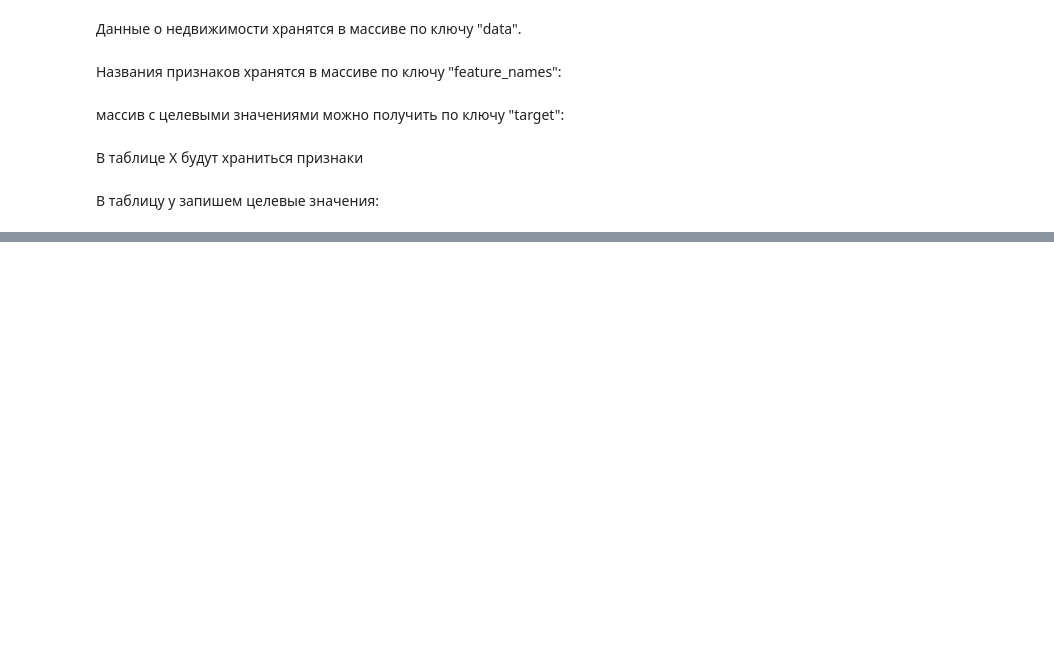
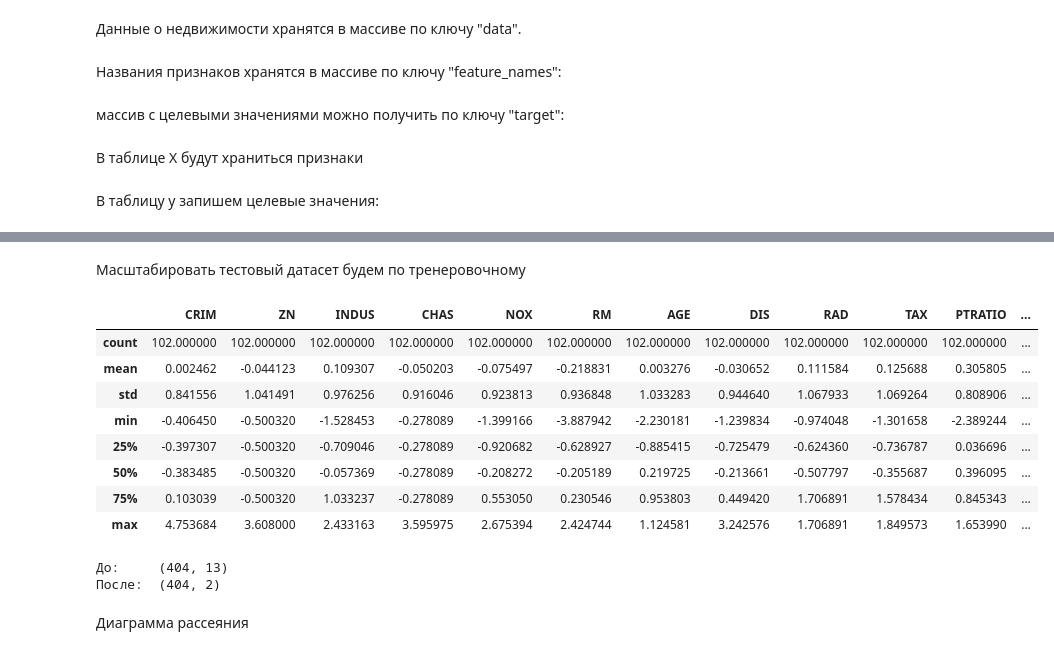
Before and after one commit to vilesovds/python_DS_GB, a Jupyter notebook: hw4/hw4.ipynb, the cells around one changed output, grey strips where cells are left out. Cells and saved outputs as stored; diff of their text form; code cells hidden in the pictures; blank space fills up the shorter version.

```diff
--- a/hw4/hw4.ipynb
+++ b/hw4/hw4.ipynb
@@ -50,0 +66,16 @@ scaler = StandardScaler()
+# %% [markdown]
+Масштабировать тестовый датасет будем по тренеровочному
+# %%
+X_test_scaled = scaler.transform(X_test)
+X_test_scaled = pd.DataFrame(X_test_scaled, columns=feature_names)
+X_test_scaled.describe()
+# %% [output]
+|  | CRIM | ZN | INDUS | CHAS | NOX | RM | AGE | DIS | RAD | TAX | PTRATIO | ... |
+| count | 102.000000 | 102.000000 | 102.000000 | 102.000000 | 102.000000 | 102.000000 | 102.000000 | 102.000000 | 102.000000 | 102.000000 | 102.000000 | ... |
+| mean | 0.002462 | -0.044123 | 0.109307 | -0.050203 | -0.075497 | -0.218831 | 0.003276 | -0.030652 | 0.111584 | 0.125688 | 0.305805 | ... |
+| std | 0.841556 | 1.041491 | 0.976256 | 0.916046 | 0.923813 | 0.936848 | 1.033283 | 0.944640 | 1.067933 | 1.069264 | 0.808906 | ... |
+| min | -0.406450 | -0.500320 | -1.528453 | -0.278089 | -1.399166 | -3.887942 | -2.230181 | -1.239834 | -0.974048 | -1.301658 | -2.389244 | ... |
+| 25% | -0.397307 | -0.500320 | -0.709046 | -0.278089 | -0.920682 | -0.628927 | -0.885415 | -0.725479 | -0.624360 | -0.736787 | 0.036696 | ... |
+| 50% | -0.383485 | -0.500320 | -0.057369 | -0.278089 | -0.208272 | -0.205189 | 0.219725 | -0.213661 | -0.507797 | -0.355687 | 0.396095 | ... |
+| 75% | 0.103039 | -0.500320 | 1.033237 | -0.278089 | 0.553050 | 0.230546 | 0.953803 | 0.449420 | 1.706891 | 1.578434 | 0.845343 | ... |
+| max | 4.753684 | 3.608000 | 2.433163 | 3.595975 | 2.675394 | 2.424744 | 1.124581 | 3.242576 | 1.706891 | 1.849573 | 1.653990 | ... |
@@ -50,0 +84,10 @@ scaler = StandardScaler()
+# %%
+X_train_tsne = tsne.fit_transform(X_train_scaled)
+
+print('До:\t{}'.format(X_train_scaled.shape))
+print('После:\t{}'.format(X_train_tsne.shape))
+# %% [output]
+До:     (404, 13)
+После:  (404, 2)
+# %% [markdown]
+Диаграмма рассеяния
```
Also changed, not shown: parts of 4 cells of this notebook.
